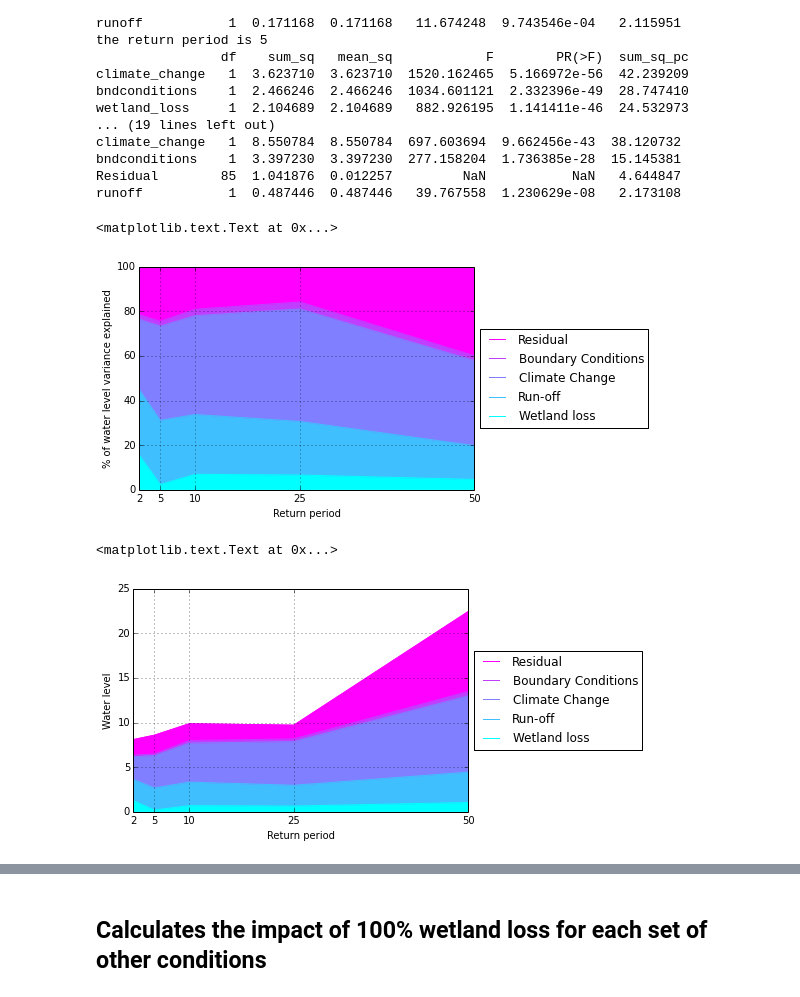
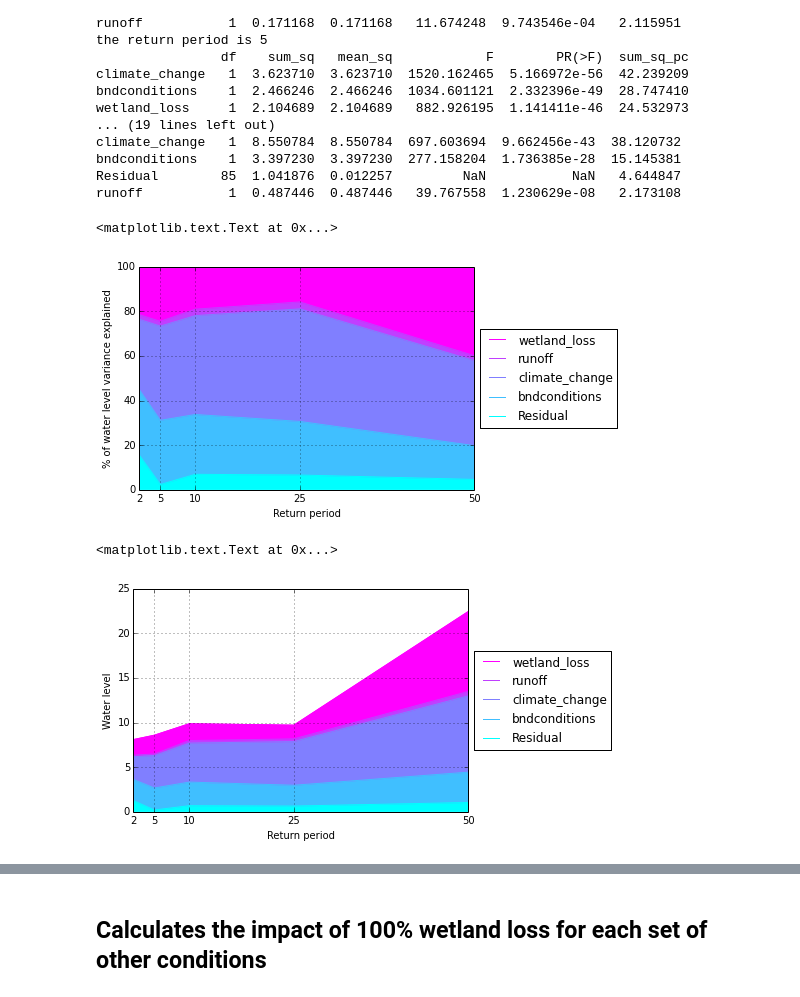
Before and after one commit to julierozz/create_files_for_mike11, a Jupyter notebook: analyze_results.ipynb, the cells around one changed output, grey strips where cells are left out. Drawn from its saved outputs; the diff is of its cells as text; code cells hidden in the pictures.

```diff
--- a/analyze_results.ipynb
+++ b/analyze_results.ipynb
@@ -84,0 +164,3 @@ subdata.loc[subdata[varin1].isnull().values,varin1]=predictions[subdata[varin1].
+# %%
+subdata['costestimated']=np.exp(subdata['costlog'])
+plt.plot(subdata['PARLIAMENT'],subdata['costestimated'],marker='o',markersize=9,linestyle='None')
@@ -96,0 +187,27 @@ Name: scenario_number, dtype: int64
+# %%
+from scipy.optimize import fsolve
+from scipy.interpolate import InterpolatedUnivariateSpline
+
+nb_people_exposed=0.8*10**6
+R=gdp_per_capita_2013*nb_people_exposed
+
+
+def annual_losses(x):
+    cost=x.ix[:,['return_period','costestimated']].copy()
+    # choose extrapolation type. spline order: 1 linear, 2 quadratic, 3 cubic ...
+    order = 1
+    # do extrapolation
+    s = InterpolatedUnivariateSpline(cost['return_period'], cost['costestimated'], k=order)
+
+    zerocost=DataFrame({'return_period':[100,10000],'costestimated':[s(100),s(100)]})
+    cost=concat([zerocost,cost])
+    cost.sort(columns='return_period', inplace=True)
+    cost.index=range(len(cost))
+    cost['costestimated']=cost['costestimated'].astype(float)
+    cost['frequency']=1/cost['return_period']
+    inte=0
+    for i in range(1,len(cost)):
+        trapeze =(cost.loc[i-1,'frequency']-cost.loc[i,'frequency'])*(cost.loc[i,'costestimated']+cost.loc[i-1,'costestimated'])/2
+        inte += trapeze
+    inte += cost.loc[len(cost)-1,'costestimated']*cost.loc[len(cost)-1,'frequency']
+    return inte
@@ -97,6 +264,6 @@ Name: scenario_number, dtype: int64
 # %%
 charac_col=['wetland_loss','climate_change','runoff','bndconditions']
-annloss=subdata.groupby(charac_col).apply(lambda x:sum(x[varin]*1/x['return_period']))
+annloss=subdata.groupby(charac_col).apply(lambda x:annual_losses(x))
 charac=subdata.groupby(charac_col).apply(lambda x:x[charac_col].head(1))
 scenar=subdata.groupby(charac_col).apply(lambda x:x['scenario_number'].head(1))
 # %%
@@ -104,4 +271,4 @@ new_data=concat([scenar,charac],axis=1)
 new_data.index=range(len(new_data))
 # %%
 annloss.index=range(len(annloss))
-new_data['annuallosses']=annloss
+new_data['annuallosses']=annloss/10**9
@@ -162,20 +587,20 @@ bndconditions    1  3.397230  3.397230  277.158204  1.736385e-28  15.145381
 Residual        85  1.041876  0.012257         NaN           NaN   4.644847
 runoff           1  0.487446  0.487446   39.767558  1.230629e-08   2.173108
 # %%
-anova_all.columns=['Wetland loss','Run-off','Climate Change','Boundary Conditions','Residual']
+#anova_all.columns=['Wetland loss','Run-off','Climate Change','Boundary Conditions','Residual']
 f1 = plt.figure()
 anova_all.plot(ylim=(0,100),sort_columns=False,kind='area',colormap='cool',ax=f1.gca())
 ax=f1.gca()
 plt.xticks(anova_all.index.astype(int),list(anova_all.index.astype(int).astype(str)))
 handles, labels = ax.get_legend_handles_labels()
 plt.legend(handles[::-1],labels[::-1],loc='center left', bbox_to_anchor=(1.0, 0.5))
 plt.ylabel('% of water level variance explained')
 plt.xlabel('Return period')
 # %% [output]
 <matplotlib.text.Text at 0x...>
-[figure, old version]
+[figure, new version]
 # %%
-anova_all2.columns=['Wetland loss','Run-off','Climate Change','Boundary Conditions','Residual']
+#anova_all2.columns=['Wetland loss','Run-off','Climate Change','Boundary Conditions','Residual']
 f1 = plt.figure()
 anova_all2.plot(kind='area',colormap='cool',ax=f1.gca())
 ax=f1.gca()
@@ -186,4 +611,4 @@ plt.ylabel('Water level')
 plt.xlabel('Return period')
 # %% [output]
 <matplotlib.text.Text at 0x...>
-[figure, old version]
+[figure, new version]
```
Also changed, not shown: parts of 82 cells of this notebook, 1 other file.
